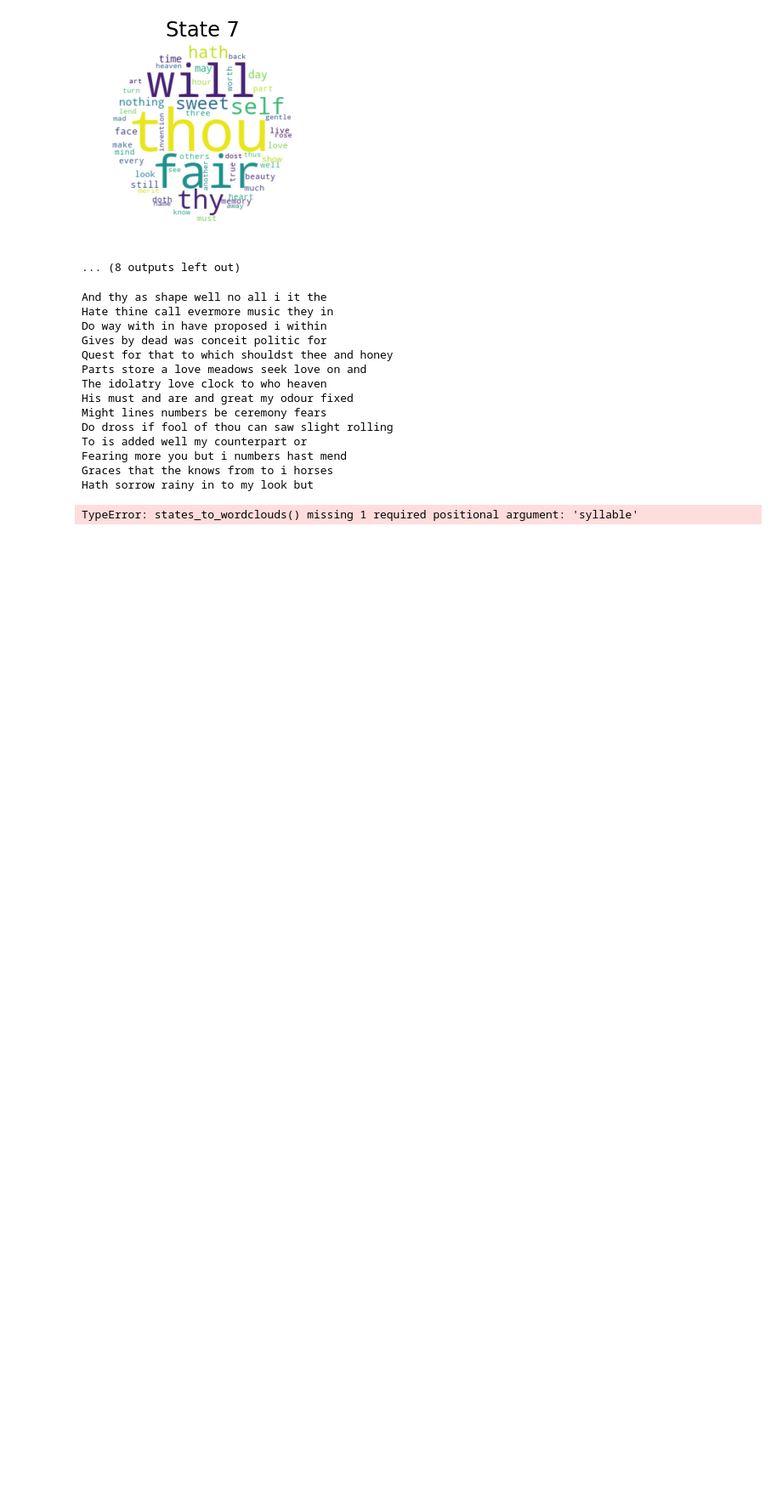
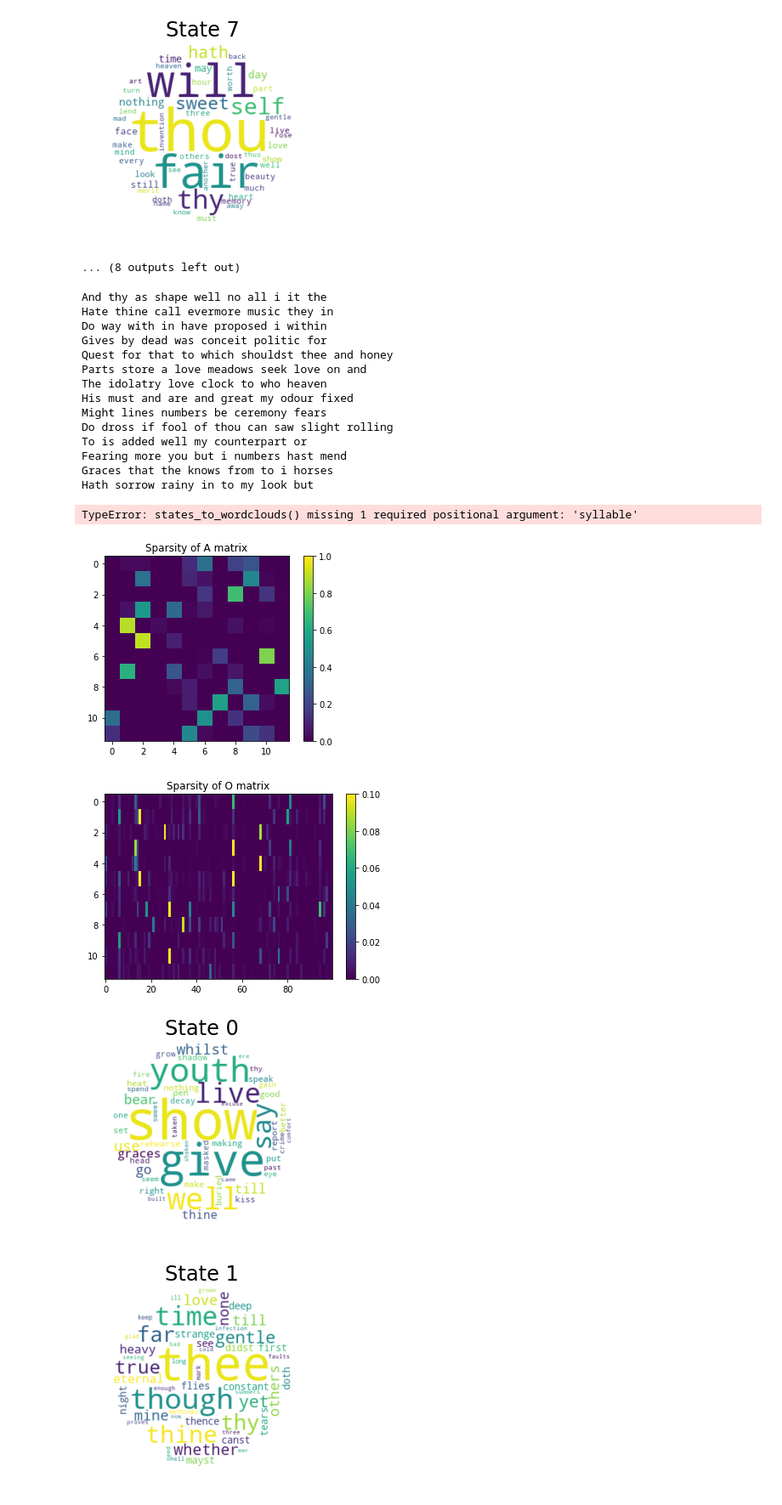
Before and after one commit to maria93101/cs155-hmm_poems, a Jupyter notebook: num_states.ipynb, the cells around one changed output. Shown at 85% size. Cells and saved outputs as stored; diff of their text form; code cells hidden in the pictures; blank space fills up the shorter version.

```diff
--- a/num_states.ipynb
+++ b/num_states.ipynb
@@ -290,3 +290,13 @@ anim = animate_emission(hmm, obs_map, M=8)
 HTML(anim.to_html5_video())
 # %% [output]
 TypeError: states_to_wordclouds() missing 1 required positional argument: 'syllable'
+# %%
+le40HMM = read_HMM("40-iter-12-hidden-hmm")
+visualize_sparsities(le40HMM, O_max_cols=100)
+
+wordclouds = states_to_wordclouds(le40HMM, obs_map, syllable)
+# %% [output]
+[figure, added]
+[figure, added]
+[figure, added]
+[figure, added]
```
Also changed, not shown: parts of 2 cells of this notebook, 3 other files.
